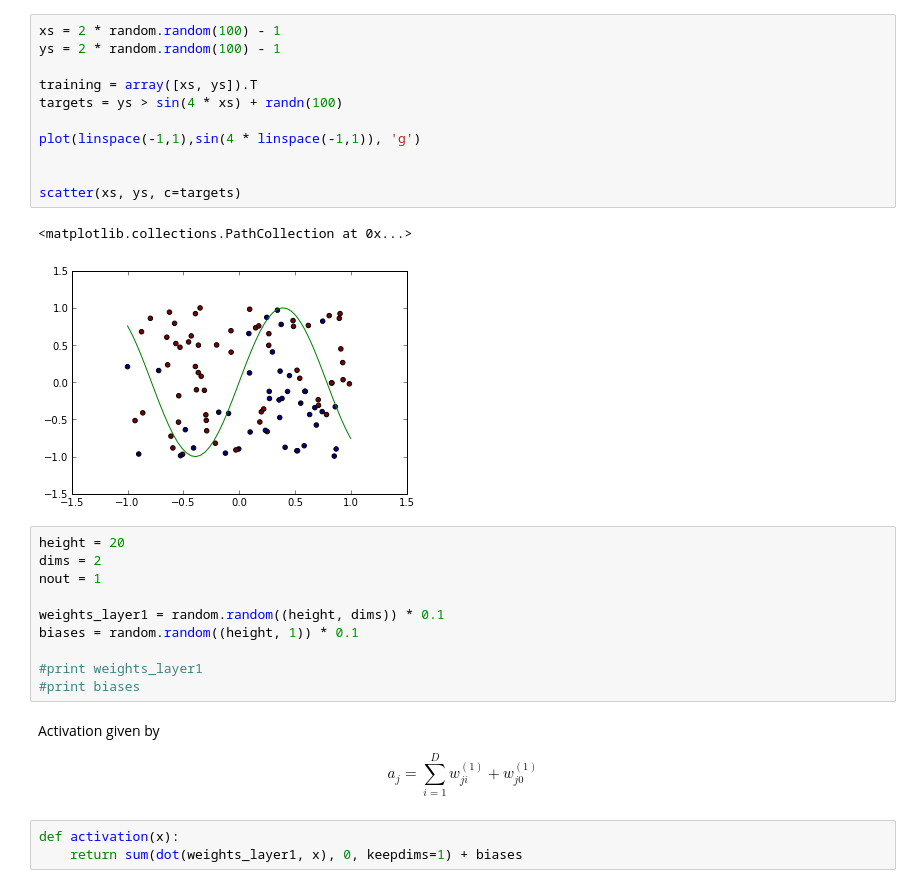
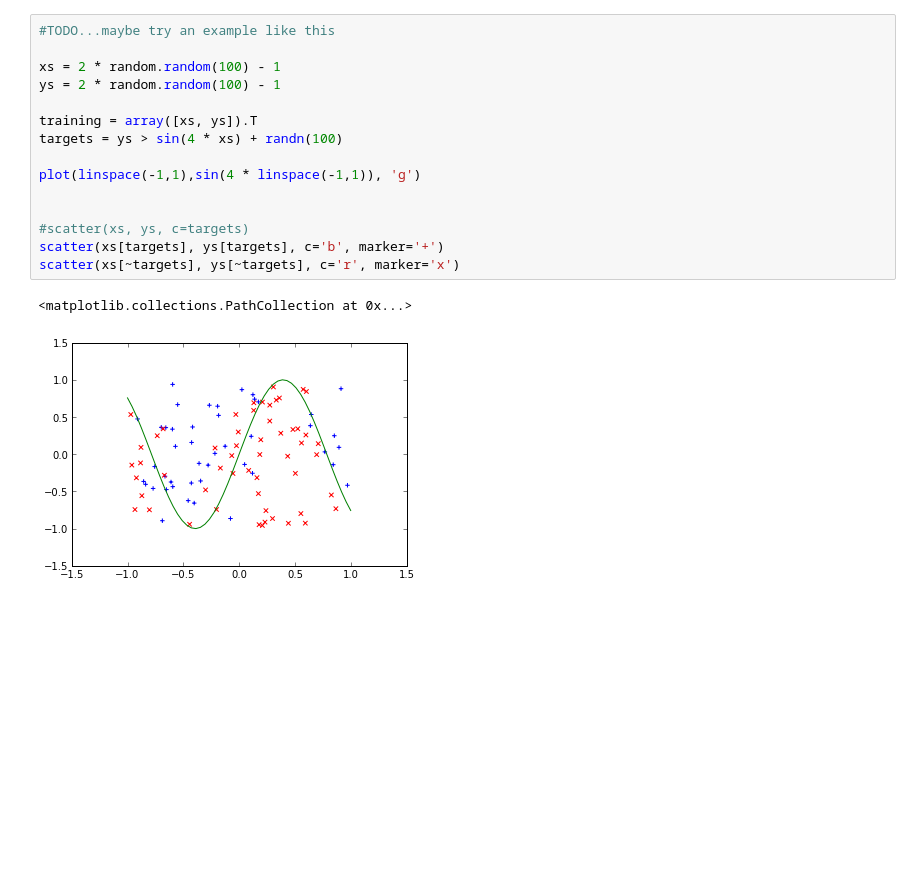
Before and after one commit to jamt9000/prml, a Jupyter notebook: 5.1-feed-forward.ipynb, the cells around one changed output. Cells and saved outputs as stored; diff of their text form; blank space fills up the shorter version.

```diff
--- a/5.1-feed-forward.ipynb
+++ b/5.1-feed-forward.ipynb
@@ -9,33 +151,18 @@ Populating the interactive namespace from numpy and matplotlib
 # %%
+#TODO...maybe try an example like this
+
 xs = 2 * random.random(100) - 1
 ys = 2 * random.random(100) - 1
 
 training = array([xs, ys]).T
 targets = ys > sin(4 * xs) + randn(100)
 
 plot(linspace(-1,1),sin(4 * linspace(-1,1)), 'g')
 
 
-scatter(xs, ys, c=targets)
+#scatter(xs, ys, c=targets)
+scatter(xs[targets], ys[targets], c='b', marker='+')
+scatter(xs[~targets], ys[~targets], c='r', marker='x')
 # %% [output]
 <matplotlib.collections.PathCollection at 0x...>
-[figure, old version]
+[figure, new version]
-# %%
-height = 20
-dims = 2
-nout = 1
-
-weights_layer1 = random.random((height, dims)) * 0.1
-biases = random.random((height, 1)) * 0.1
-
-#print weights_layer1
-#print biases
-# %% [markdown]
-Activation given by
-
-\begin{equation}
-a_j = \sum_{i=1}^{D}w_{ji}^{(1)} + w_{j0}^{(1)}
-\end{equation}
-# %%
-def activation(x):
-    return sum(dot(weights_layer1, x), 0, keepdims=1) + biases
```
Also changed, not shown: parts of 23 cells of this notebook.
